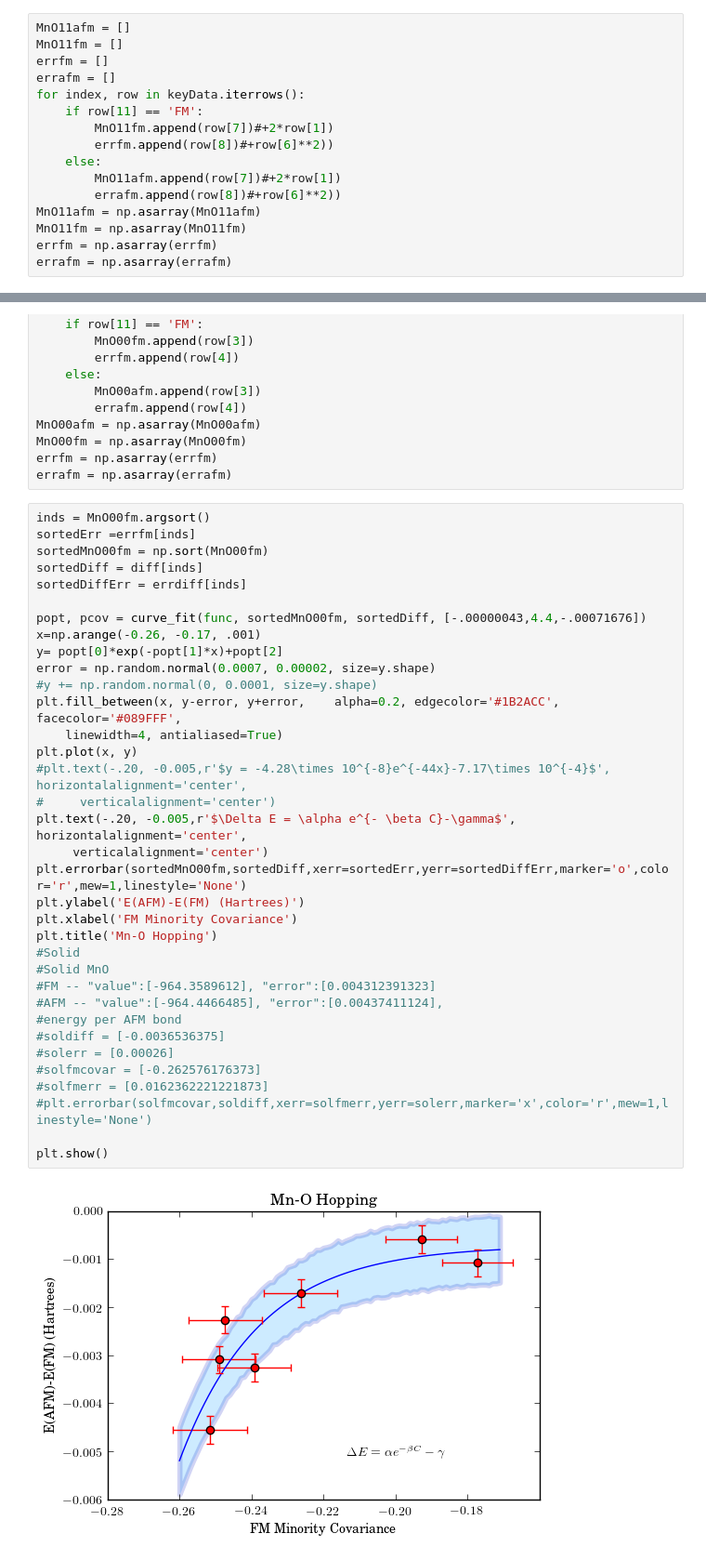
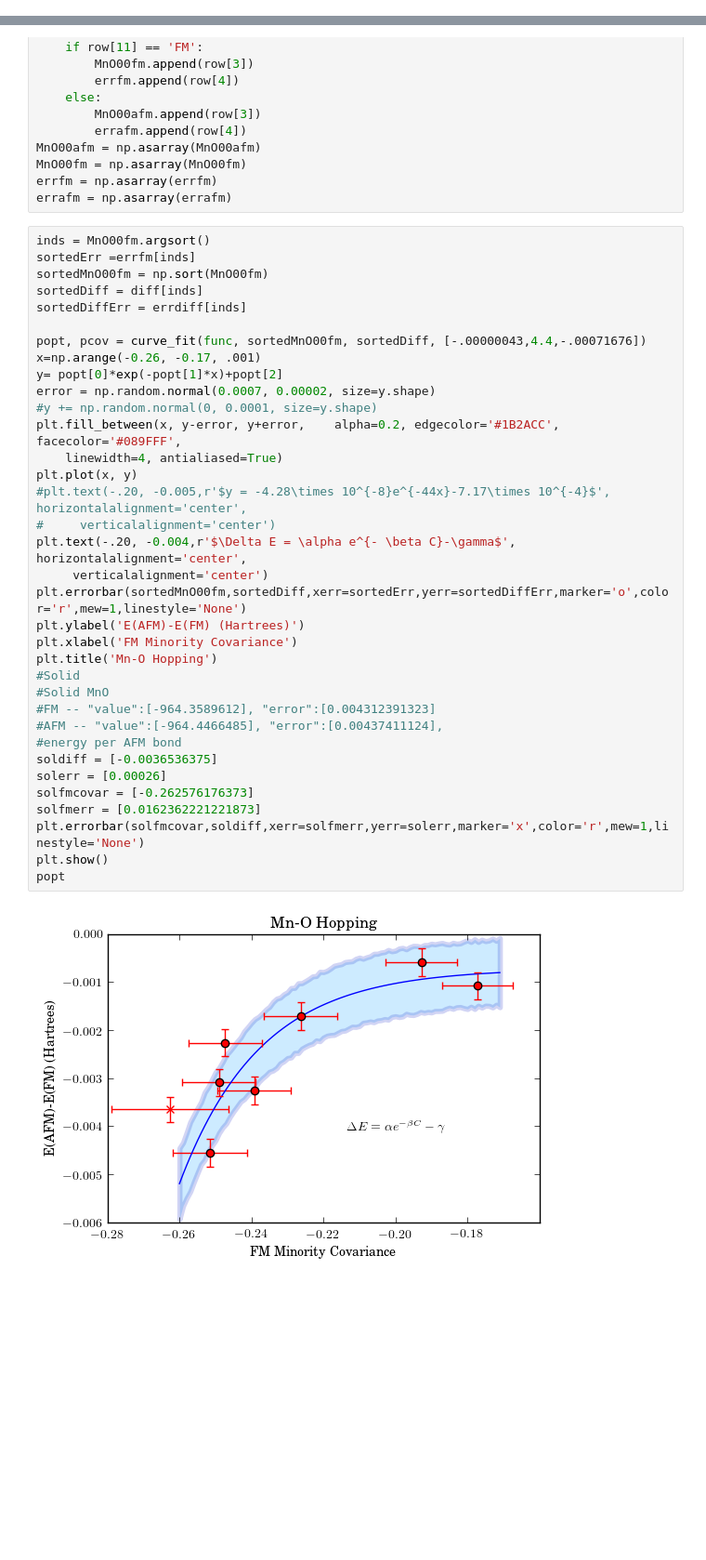
Before and after one commit to WagnerGroup/OriginMagnetism, a Jupyter notebook: Molecules/RF/KeyDataMnO.ipynb, the cells around one changed output, grey strips where cells are left out. Shown at 93% size. Saved outputs shown, nothing was run; the diff lists cells and outputs as text; blank space fills up the shorter version.

Commit message:
Plots optimized for  presentation

```diff
--- a/Molecules/RF/KeyDataMnO.ipynb
+++ b/Molecules/RF/KeyDataMnO.ipynb
@@ -88,19 +88,3 @@ array([-0.0010746, -0.0005853, -0.0022609, -0.0045461, -0.0030887,
 #Fit function
 def func(x, a, b, c):
     return a*np.exp(-b*(x))+c
-# %%
-MnO11afm = []
-MnO11fm = []
-errfm = []
-errafm = []
-for index, row in keyData.iterrows():
-    if row[11] == 'FM':
-        MnO11fm.append(row[7])#+2*row[1])
-        errfm.append(row[8])#+row[6]**2))
-    else:
-        MnO11afm.append(row[7])#+2*row[1])
-        errafm.append(row[8])#+row[6]**2))
-MnO11afm = np.asarray(MnO11afm)
-MnO11fm = np.asarray(MnO11fm)
-errfm = np.asarray(errfm)
-errafm = np.asarray(errafm)
@@ -167,37 +109,37 @@ errafm = np.asarray(errafm)
 # %%
 inds = MnO00fm.argsort()
 sortedErr =errfm[inds]
 sortedMnO00fm = np.sort(MnO00fm)
 sortedDiff = diff[inds]
 sortedDiffErr = errdiff[inds]
 
 popt, pcov = curve_fit(func, sortedMnO00fm, sortedDiff, [-.00000043,4.4,-.00071676])
 x=np.arange(-0.26, -0.17, .001)
 y= popt[0]*exp(-popt[1]*x)+popt[2]
 error = np.random.normal(0.0007, 0.00002, size=y.shape)
 #y += np.random.normal(0, 0.0001, size=y.shape)
 plt.fill_between(x, y-error, y+error,    alpha=0.2, edgecolor='#1B2ACC', facecolor='#089FFF',
     linewidth=4, antialiased=True)
 plt.plot(x, y)
 #plt.text(-.20, -0.005,r'$y = -4.28\times 10^{-8}e^{-44x}-7.17\times 10^{-4}$', horizontalalignment='center',
 #     verticalalignment='center')
-plt.text(-.20, -0.005,r'$\Delta E = \alpha e^{- \beta C}-\gamma$', horizontalalignment='center',
+plt.text(-.20, -0.004,r'$\Delta E = \alpha e^{- \beta C}-\gamma$', horizontalalignment='center',
      verticalalignment='center')
 plt.errorbar(sortedMnO00fm,sortedDiff,xerr=sortedErr,yerr=sortedDiffErr,marker='o',color='r',mew=1,linestyle='None')
 plt.ylabel('E(AFM)-E(FM) (Hartrees)')
 plt.xlabel('FM Minority Covariance')
 plt.title('Mn-O Hopping')
 #Solid
 #Solid MnO
 #FM -- "value":[-964.3589612], "error":[0.004312391323]
 #AFM -- "value":[-964.4466485], "error":[0.00437411124],
 #energy per AFM bond
-#soldiff = [-0.0036536375]
-#solerr = [0.00026]
-#solfmcovar = [-0.262576176373]
-#solfmerr = [0.0162362221221873]
-#plt.errorbar(solfmcovar,soldiff,xerr=solfmerr,yerr=solerr,marker='x',color='r',mew=1,linestyle='None')
-
+soldiff = [-0.0036536375]
+solerr = [0.00026]
+solfmcovar = [-0.262576176373]
+solfmerr = [0.0162362221221873]
+plt.errorbar(solfmcovar,soldiff,xerr=solfmerr,yerr=solerr,marker='x',color='r',mew=1,linestyle='None')
 plt.show()
+popt
 # %% [output]
-[figure, old version]
+[figure, new version]
```
Also changed, not shown: parts of 14 cells of this notebook.
